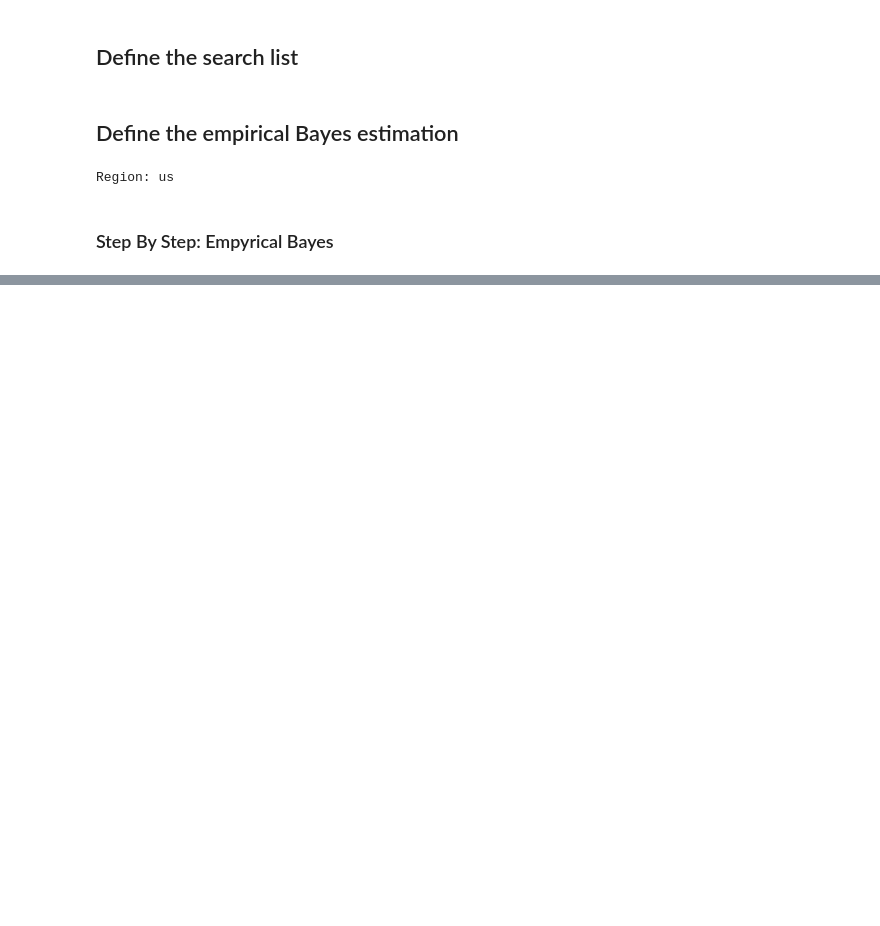
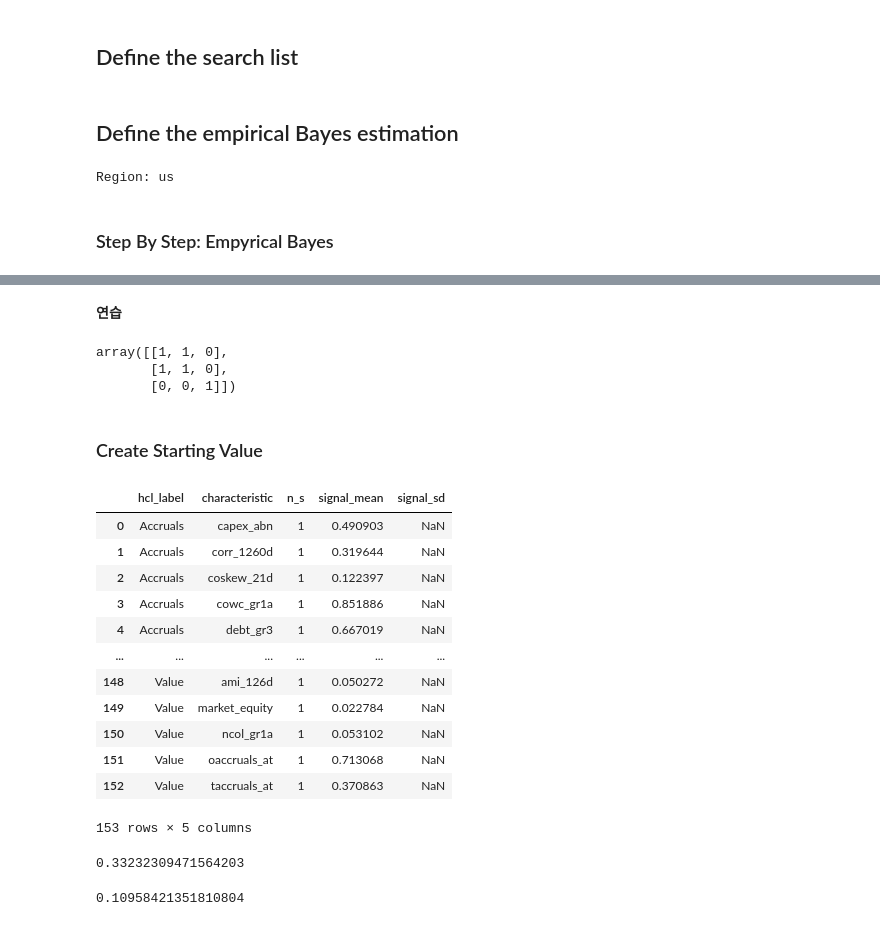
Before and after one commit to dudals3844/ReplicationCrisis, a Jupyter notebook: 02_1_analysis_eb_test.ipynb, the cells around one changed output, grey strips where cells are left out. Drawn from its saved outputs; the diff is of its cells as text; code cells hidden in the pictures; blank space fills up the shorter version.

```diff
--- a/02_1_analysis_eb_test.ipynb
+++ b/02_1_analysis_eb_test.ipynb
@@ -22,7 +22,7 @@ search_list = {
     "us_large": ["us", "cmp", 2, "large"],
     "us_small": ["us", "cmp", 2, "small"],
     "us_micro": ["us", "cmp", 2, "micro"],
-    "us_nano": ["us", "cmp", 2, "nano"]
+    "us_nano": ["us", "cmp", 2, "nano"],
 }
 # %%
 data_path = Path("result")
@@ -101,15 +135,23 @@ for key, x in search_list.items():
 
     # Select the appropriate data
     if x[1] == "cmp":
-        base_data = regional_pfs_cmp[regional_pfs_cmp['size_grp'] == x[3]].copy()
+        base_data = regional_pfs_cmp[regional_pfs_cmp["size_grp"] == x[3]].copy()
     elif x[1] == "hml":
         base_data = regional_pfs.copy()
 
     if isinstance(regions, str):
         regions = [regions]
 
-    data = base_data[(base_data['eom'] >= settings['start_date']) & (base_data['eom'] <= settings['end_date']) & (base_data['region'].isin(regions))]
-    data = eb_prepare(data, scale_alphas=settings['eb']['scale_alpha'], overlapping=settings['eb']['overlapping'])
+    data = base_data[
+        (base_data["eom"] >= settings["start_date"])
+        & (base_data["eom"] <= settings["end_date"])
+        & (base_data["region"].isin(regions))
+    ]
+    data = eb_prepare(
+        data,
+        scale_alphas=settings["eb"]["scale_alpha"],
+        overlapping=settings["eb"]["overlapping"],
+    )
     break
 # %% [output]
 Region: us
@@ -183,0 +214,6 @@ Length: 153, dtype: float64
+# %%
+cm = y_mean.to_frame("value")
+cm.index.name = "char_reg"
+cm = cm.reset_index()
+cm["characteristic"] = cm["char_reg"].str.split("__").str[0]
+cm = cm.merge(cluster_labels, on="characteristic", how="left")
@@ -183,0 +232,11 @@ Length: 153, dtype: float64
+# %% [markdown]
+**연습**
+# %%
+# 이와 같이 같은 Cluster면 함께면 sum axis=0이 포함되는 facor으 개수
+tmp_m = np.array([[1, 0, 0], [1, 0, 0], [0, 0, 1]])
+tmp_mm = tmp_m @ tmp_m.T
+tmp_mm
+# %% [output]
+array([[1, 1, 0],
+       [1, 1, 0],
+       [0, 0, 1]])
@@ -183,0 +253,29 @@ Length: 153, dtype: float64
+# %% [markdown]
+### Create Starting Value
+# %%
+starting_values = (
+    cm.groupby(["hcl_label", "characteristic"])
+    .agg(
+        n_s=("value", "size"),  # Count of rows per group
+        signal_mean=("value", "mean"),  # Mean of the 'value' column
+        signal_sd=("value", "std"),  # Standard deviation of the 'value' column
+    )
+    .reset_index()
+)
+# %%
+# region이 하나면 signal sd가 안나온다 (표본이 한개이므로)
+starting_values
+# %% [output]
+|  | hcl_label | characteristic | n_s | signal_mean | signal_sd |
+| 0 | Accruals | capex_abn | 1 | 0.490903 | NaN |
+| 1 | Accruals | corr_1260d | 1 | 0.319644 | NaN |
+| 2 | Accruals | coskew_21d | 1 | 0.122397 | NaN |
+| 3 | Accruals | cowc_gr1a | 1 | 0.851886 | NaN |
+| 4 | Accruals | debt_gr3 | 1 | 0.667019 | NaN |
+| ... | ... | ... | ... | ... | ... |
+| 148 | Value | ami_126d | 1 | 0.050272 | NaN |
+| 149 | Value | market_equity | 1 | 0.022784 | NaN |
+| 150 | Value | ncol_gr1a | 1 | 0.053102 | NaN |
+| 151 | Value | oaccruals_at | 1 | 0.713068 | NaN |
+| 152 | Value | taccruals_at | 1 | 0.370863 | NaN |
+153 rows × 5 columns
@@ -183,0 +298,14 @@ Length: 153, dtype: float64
+# %%
+alpha_mean = starting_values["cl_mean"].mean()
+print(alpha_mean)
+# %% [output]
+0.33232309471564203
+# %%
+sd_cl_mean = (
+    np.sqrt(np.sum(starting_values["cl_mean"] ** 2)) / (len(starting_values) - 1)
+    if fix_alpha
+    else starting_values["cl_mean"].std()
+)
+print(sd_cl_mean)
+# %% [output]
+0.10958421351810804
```
Also changed, not shown: parts of 39 cells of this notebook.
